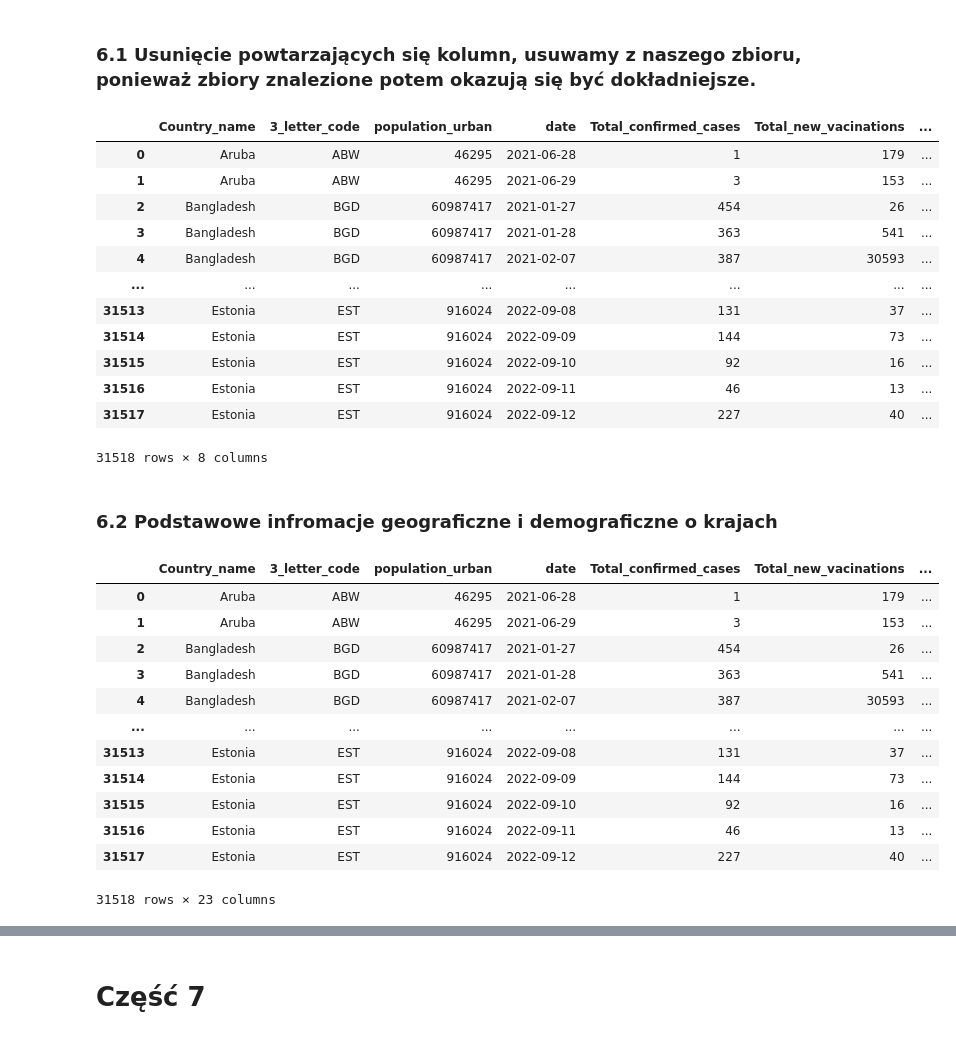
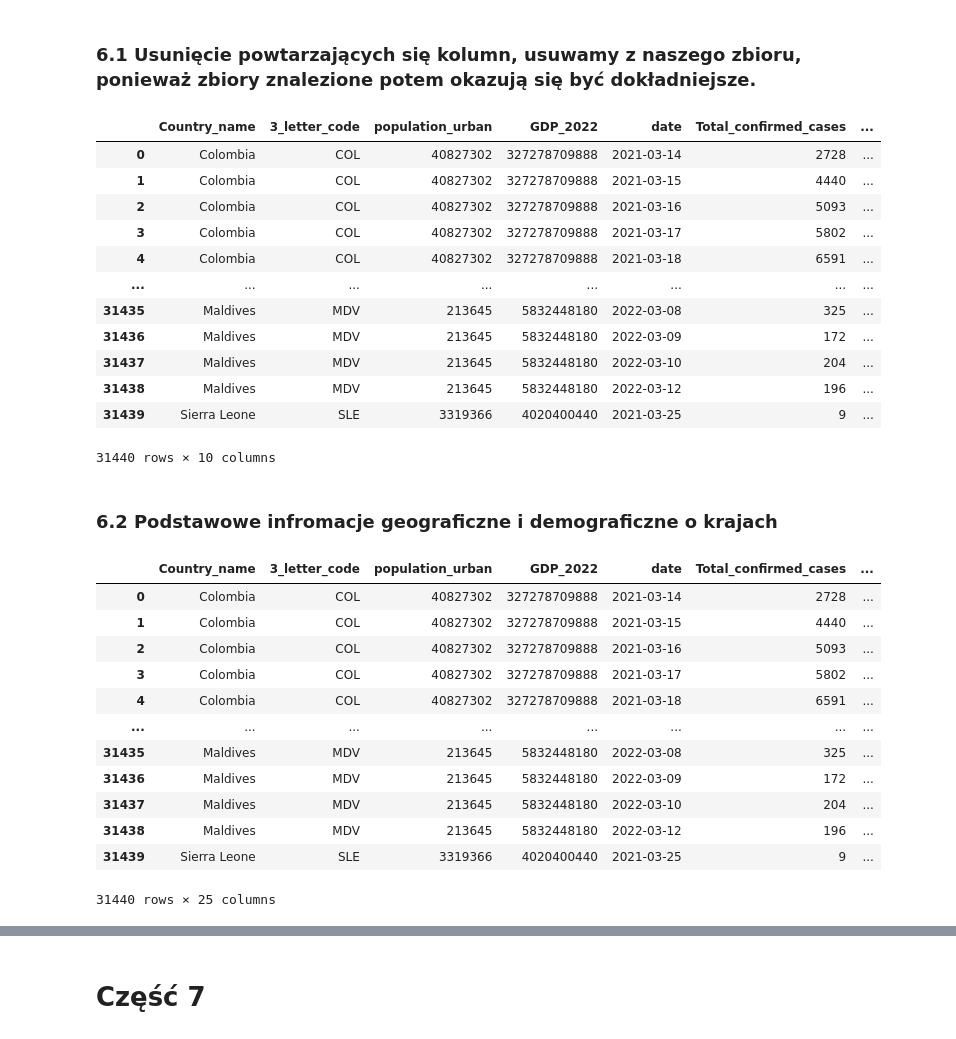
Before and after one commit to AbsZeroO/big-data, a Jupyter notebook: Poziom_1/Poziom1.ipynb, the cells around one changed output, grey strips where cells are left out. Cells and saved outputs as stored; diff of their text form; code cells hidden in the pictures.

```diff
--- a/Poziom_1/Poziom1.ipynb
+++ b/Poziom_1/Poziom1.ipynb
@@ -398,5 +398,7 @@ GROUP BY country_name, iso_3166_1_alpha_3, population, area_sq_km, population_de
 """)
 
 country_data = client.query(query).to_dataframe()
+country_data["GDP_2022"] = country_data["population"] * country_data["gdp_per_capita_usd"]
+country_data.drop(columns=["gdp_per_capita_usd"], inplace=True)
 country_data
 # %% [output]
@@ -533,6 +535,7 @@ display(investment_in_vaccines)
 Połącz ze sobą wszystkie dane otrzymane w części 4. Nowy zbiór danych zapisz jako oddzielny obiekt DataFrame. Jeżeli uważasz, że należy stworzyć kilka takich obiektów, zrób to i zapisz swoje uzasadnienie. Pamiętaj o ciągłej konieczności zachowania czystości danych. Wynik tego zadania zapisz w pliku / plikach CSV.
 # %%
 df_data_from_4 = pd.merge(country_data, covid_statistic, on=['3_letter_code'])
+df_data_from_4 = pd.merge(df_data_from_4, covid_deceased, on=['date', '3_letter_code'])
 df_data_from_4 = pd.merge(df_data_from_4, covid_trend_analysis, on=['date', '3_letter_code'])
 df_data_from_4 = pd.merge(df_data_from_4, investment_in_vaccines, on=['date', '3_letter_code'])
 df_data_from_4.to_csv("..\wyniki\\data_from_4.csv", index=False)
@@ -558,24 +561,23 @@ df_data_from_4
 # %%
 df_data_from_4.drop('population', axis=1, inplace=True)
 df_data_from_4.drop('area_sq_km', axis=1, inplace=True)
 df_data_from_4.drop('population_density', axis=1, inplace=True)
-df_data_from_4.drop('gdp_per_capita_usd', axis=1, inplace=True)
 
 df_data_from_4
 # %% [output]
-|  | Country_name | 3_letter_code | population_urban | date | Total_confirmed_cases | Total_new_vacinations | ... |
-| 0 | Aruba | ABW | 46295 | 2021-06-28 | 1 | 179 | ... |
-| 1 | Aruba | ABW | 46295 | 2021-06-29 | 3 | 153 | ... |
-| 2 | Bangladesh | BGD | 60987417 | 2021-01-27 | 454 | 26 | ... |
-| 3 | Bangladesh | BGD | 60987417 | 2021-01-28 | 363 | 541 | ... |
-| 4 | Bangladesh | BGD | 60987417 | 2021-02-07 | 387 | 30593 | ... |
+|  | Country_name | 3_letter_code | population_urban | GDP_2022 | date | Total_confirmed_cases | ... |
+| 0 | Colombia | COL | 40827302 | 327278709888 | 2021-03-14 | 2728 | ... |
+| 1 | Colombia | COL | 40827302 | 327278709888 | 2021-03-15 | 4440 | ... |
+| 2 | Colombia | COL | 40827302 | 327278709888 | 2021-03-16 | 5093 | ... |
+| 3 | Colombia | COL | 40827302 | 327278709888 | 2021-03-17 | 5802 | ... |
+| 4 | Colombia | COL | 40827302 | 327278709888 | 2021-03-18 | 6591 | ... |
 | ... | ... | ... | ... | ... | ... | ... | ... |
-| 31513 | Estonia | EST | 916024 | 2022-09-08 | 131 | 37 | ... |
-| 31514 | Estonia | EST | 916024 | 2022-09-09 | 144 | 73 | ... |
-| 31515 | Estonia | EST | 916024 | 2022-09-10 | 92 | 16 | ... |
-| 31516 | Estonia | EST | 916024 | 2022-09-11 | 46 | 13 | ... |
-| 31517 | Estonia | EST | 916024 | 2022-09-12 | 227 | 40 | ... |
+| 31435 | Maldives | MDV | 213645 | 5832448180 | 2022-03-08 | 325 | ... |
+| 31436 | Maldives | MDV | 213645 | 5832448180 | 2022-03-09 | 172 | ... |
+| 31437 | Maldives | MDV | 213645 | 5832448180 | 2022-03-10 | 204 | ... |
+| 31438 | Maldives | MDV | 213645 | 5832448180 | 2022-03-12 | 196 | ... |
+| 31439 | Sierra Leone | SLE | 3319366 | 4020400440 | 2021-03-25 | 9 | ... |
-31518 rows × 8 columns
+31440 rows × 10 columns
 # %% [markdown]
 ### 6.2 Podstawowe infromacje geograficzne i demograficzne o krajach
 # %%
@@ -589,19 +591,19 @@ df_with_countries.drop('CCA3', axis=1, inplace=True)
 
 df_with_countries
 # %% [output]
-|  | Country_name | 3_letter_code | population_urban | date | Total_confirmed_cases | Total_new_vacinations | ... |
-| 0 | Aruba | ABW | 46295 | 2021-06-28 | 1 | 179 | ... |
-| 1 | Aruba | ABW | 46295 | 2021-06-29 | 3 | 153 | ... |
-| 2 | Bangladesh | BGD | 60987417 | 2021-01-27 | 454 | 26 | ... |
-| 3 | Bangladesh | BGD | 60987417 | 2021-01-28 | 363 | 541 | ... |
-| 4 | Bangladesh | BGD | 60987417 | 2021-02-07 | 387 | 30593 | ... |
+|  | Country_name | 3_letter_code | population_urban | GDP_2022 | date | Total_confirmed_cases | ... |
+| 0 | Colombia | COL | 40827302 | 327278709888 | 2021-03-14 | 2728 | ... |
+| 1 | Colombia | COL | 40827302 | 327278709888 | 2021-03-15 | 4440 | ... |
+| 2 | Colombia | COL | 40827302 | 327278709888 | 2021-03-16 | 5093 | ... |
+| 3 | Colombia | COL | 40827302 | 327278709888 | 2021-03-17 | 5802 | ... |
+| 4 | Colombia | COL | 40827302 | 327278709888 | 2021-03-18 | 6591 | ... |
 | ... | ... | ... | ... | ... | ... | ... | ... |
-| 31513 | Estonia | EST | 916024 | 2022-09-08 | 131 | 37 | ... |
-| 31514 | Estonia | EST | 916024 | 2022-09-09 | 144 | 73 | ... |
-| 31515 | Estonia | EST | 916024 | 2022-09-10 | 92 | 16 | ... |
-| 31516 | Estonia | EST | 916024 | 2022-09-11 | 46 | 13 | ... |
-| 31517 | Estonia | EST | 916024 | 2022-09-12 | 227 | 40 | ... |
+| 31435 | Maldives | MDV | 213645 | 5832448180 | 2022-03-08 | 325 | ... |
+| 31436 | Maldives | MDV | 213645 | 5832448180 | 2022-03-09 | 172 | ... |
+| 31437 | Maldives | MDV | 213645 | 5832448180 | 2022-03-10 | 204 | ... |
+| 31438 | Maldives | MDV | 213645 | 5832448180 | 2022-03-12 | 196 | ... |
+| 31439 | Sierra Leone | SLE | 3319366 | 4020400440 | 2021-03-25 | 9 | ... |
-31518 rows × 23 columns
+31440 rows × 25 columns
 # %%
 df_gdp = pd.read_csv("gdp.csv")
 df_gdp_pivot = df_gdp.pivot(index="Country Code", columns="Year", values="Value")
```
Also changed, not shown: parts of 12 cells of this notebook.
